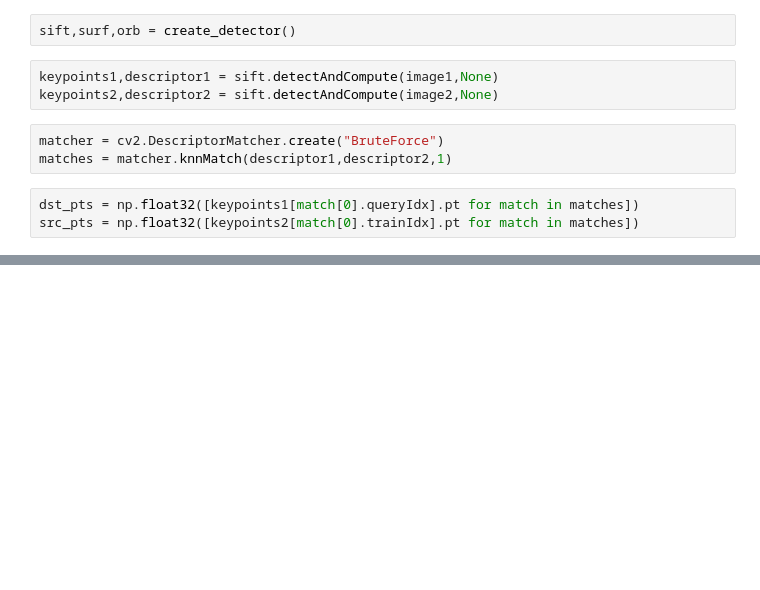
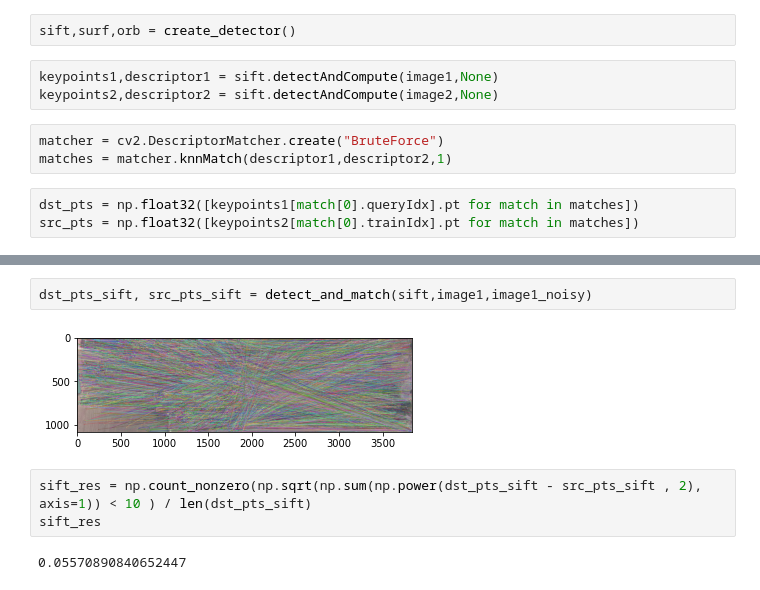
Before and after one commit to Rohn-CN/codeOfPaper, a Jupyter notebook: test.ipynb, the cells around one changed output, grey strips where cells are left out. Cells and saved outputs as stored; diff of their text form; blank space fills up the shorter version.

```diff
--- a/test.ipynb
+++ b/test.ipynb
@@ -23,0 +28,9 @@ src_pts = np.float32([keypoints2[match[0].trainIdx].pt for match in matches])
+# %%
+dst_pts_sift, src_pts_sift = detect_and_match(sift,image1,image1_noisy)
+# %% [output]
+[figure, added]
+# %%
+sift_res = np.count_nonzero(np.sqrt(np.sum(np.power(dst_pts_sift - src_pts_sift , 2), axis=1)) < 10 ) / len(dst_pts_sift)
+sift_res
+# %% [output]
+0.05570890840652447
```
Also changed, not shown: parts of 42 cells of this notebook, 3 other files.
